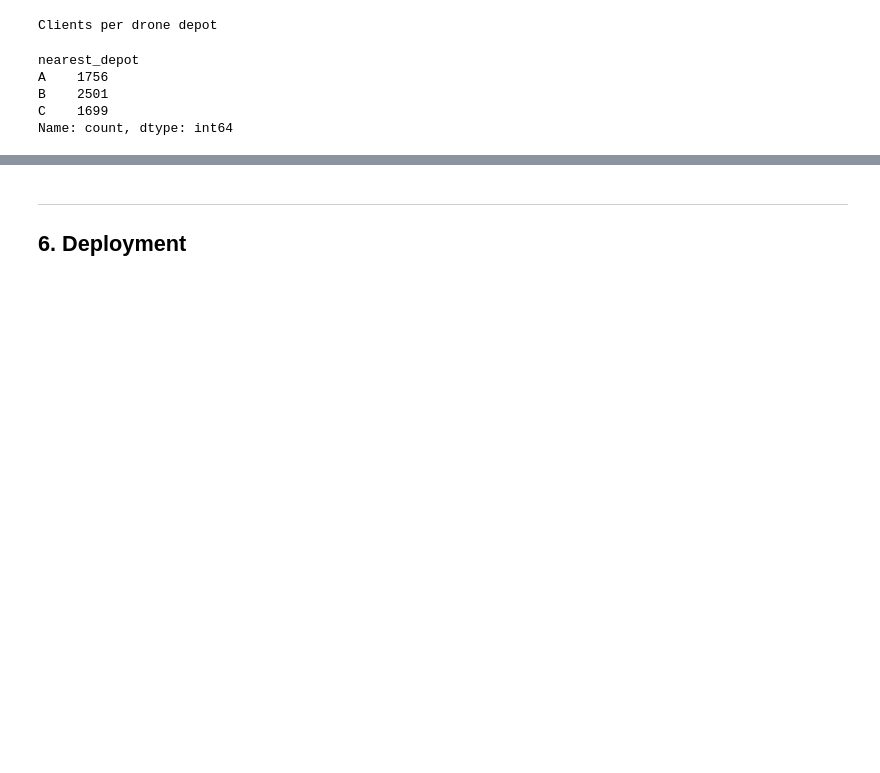
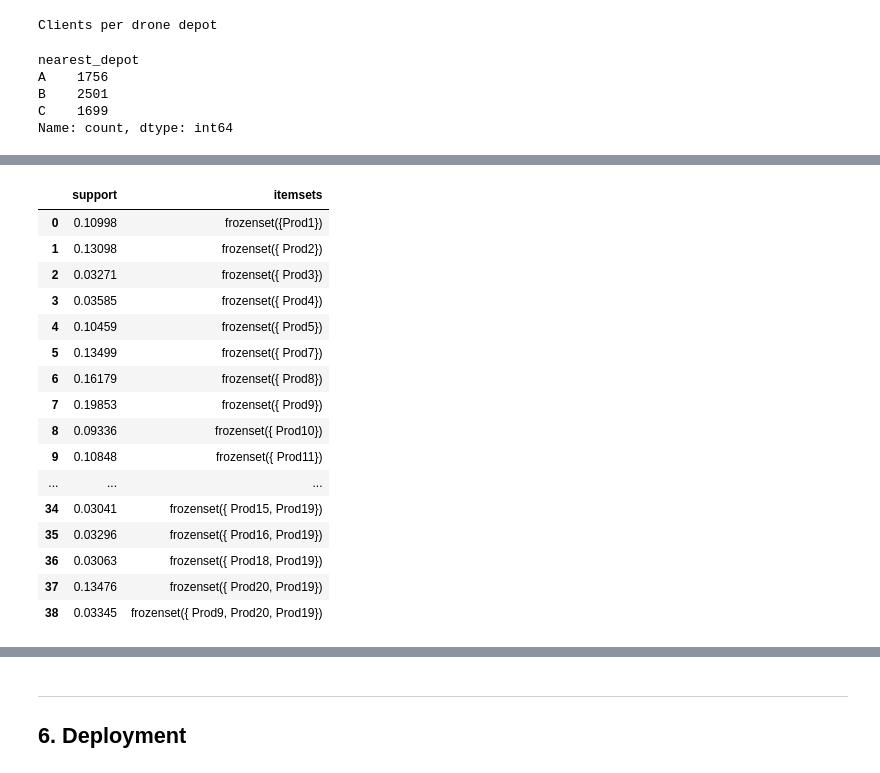
Before and after one commit to TonyKarlin/Data_Handling_and_ML_Group_Assignments, a Jupyter notebook: Clustering and Association rule mining/05-clustering-&-association-rule-mining.ipynb, the cells around one changed output, grey strips where cells are left out. Saved outputs shown, nothing was run; the diff lists cells and outputs as text; code cells hidden in the pictures; blank space fills up the shorter version.

```diff
--- a/Clustering and Association rule mining/05-clustering-&-association-rule-mining.ipynb
+++ b/Clustering and Association rule mining/05-clustering-&-association-rule-mining.ipynb
@@ -212,0 +265,21 @@ Name: count, dtype: int64
+# %%
+frequent_itemsets  = apriori(drone_prod_group, min_support=0.03, use_colnames=True)
+frequent_itemsets
+# %% [output]
+|  | support | itemsets |
+| 0 | 0.10998 | frozenset({Prod1}) |
+| 1 | 0.13098 | frozenset({ Prod2}) |
+| 2 | 0.03271 | frozenset({ Prod3}) |
+| 3 | 0.03585 | frozenset({ Prod4}) |
+| 4 | 0.10459 | frozenset({ Prod5}) |
+| 5 | 0.13499 | frozenset({ Prod7}) |
+| 6 | 0.16179 | frozenset({ Prod8}) |
+| 7 | 0.19853 | frozenset({ Prod9}) |
+| 8 | 0.09336 | frozenset({ Prod10}) |
+| 9 | 0.10848 | frozenset({ Prod11}) |
+| ... | ... | ... |
+| 34 | 0.03041 | frozenset({ Prod15, Prod19}) |
+| 35 | 0.03296 | frozenset({ Prod16, Prod19}) |
+| 36 | 0.03063 | frozenset({ Prod18, Prod19}) |
+| 37 | 0.13476 | frozenset({ Prod20, Prod19}) |
+| 38 | 0.03345 | frozenset({ Prod9, Prod20, Prod19}) |
```
Also changed, not shown: parts of 13 cells of this notebook.
